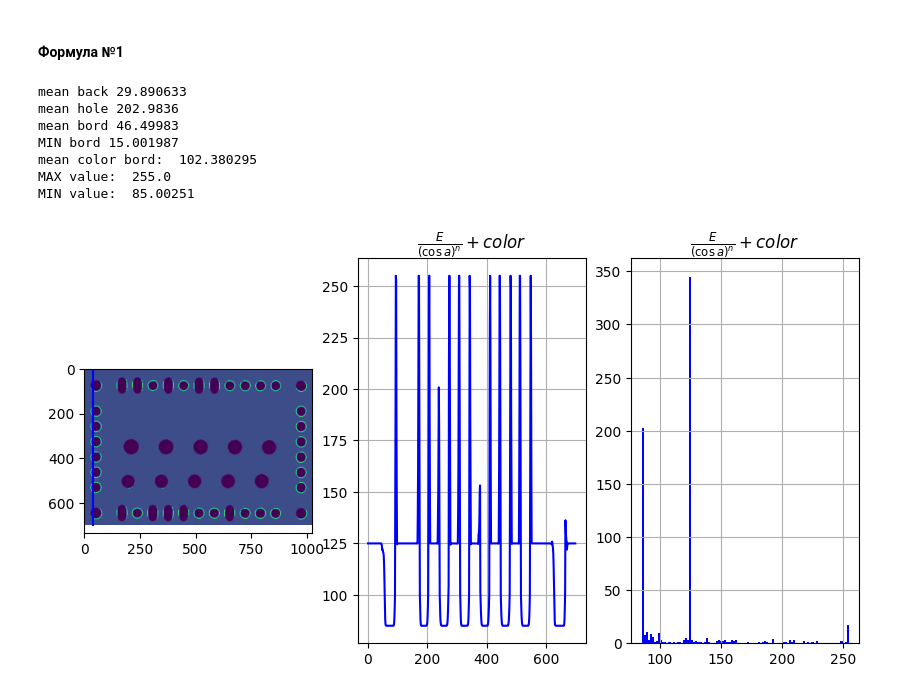
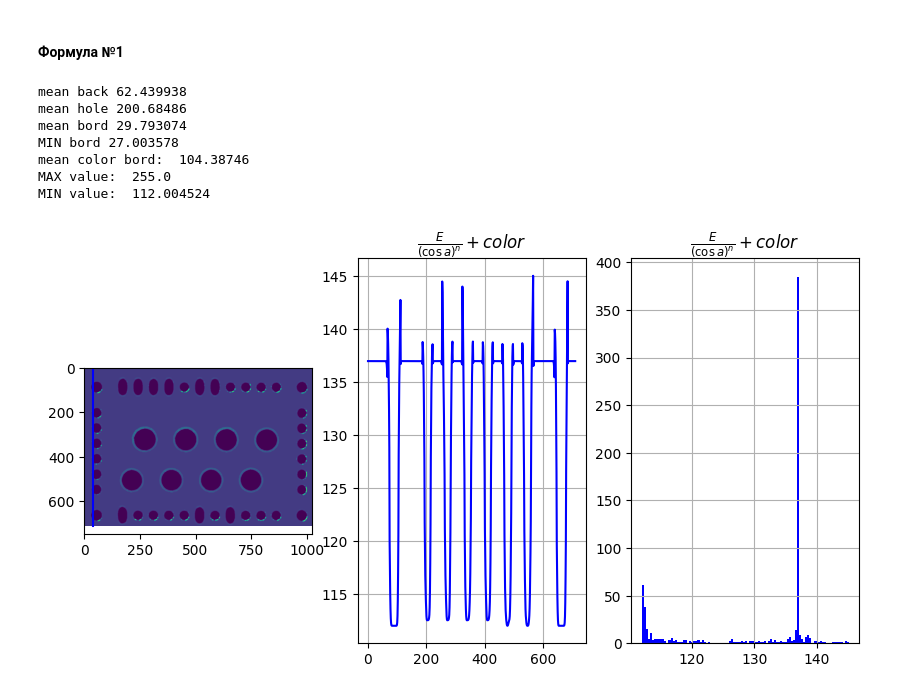
Before and after one commit to sadevans/sem_simulator, a Jupyter notebook: optimize.ipynb, the cells around one changed output. Saved outputs shown, nothing was run; the diff lists cells and outputs as text; code cells hidden in the pictures.

```diff
--- a/optimize.ipynb
+++ b/optimize.ipynb
@@ -24,3 +24,6 @@ print(f'Total: {len(filenames_masks)} files')
 # os.makedirs(mask_dir, exist_ok=True)
 # %% [output]
 Total: 4 files
+# %%
+file_name = filenames_masks[1]
+file_name[:-4]
@@ -27,6 +32,6 @@ Total: 4 files
 # %%
-circle2 = cv2.imread(os.path.join(masks_dir, filenames_masks[2]), 0)
-circle2 = circle2[:700, :]
+circle2 = cv2.imread(os.path.join(masks_dir, file_name), 0)
+circle2 = circle2[:710, :]
 plt.imshow(circle2)
 # %% [output]
 <matplotlib.image.AxesImage at 0x...>
@@ -120,7 +125,7 @@ from skimage.draw import line
 # ax.imshow(cp)
 # modes = []
 color_back = 110
-color_hole = 70
+color_hole = 85
 
 width_img = np.zeros_like(circle2, dtype=np.float32)
 angles_img = np.zeros_like(circle2, dtype=np.float32)
@@ -152,13 +157,13 @@ for cont_ext, cont_int in zip(ext, int):
 
             angle = np.arctan(700 / (dist_ * 12))
             cv2.line(width_img, point, nearest_point, dist_, 2)
-            cv2.line(angles_img, point, nearest_point, angle, 3)
+            cv2.line(angles_img, point, nearest_point, angle * 0.9, 3)
 
             height_vals = [((k_ * ((color_back - color_hole) / dist_)) + color_hole) for k_ in range(1, dist_+1)]
 
             draw_gradient_line(color_map, point, discrete_line, height_vals, thickness=3)
 
-            if dist_ > 3:
+            if dist_ >= 3:
                 k = dist_/10
                 if k < 1:
                     val = angle*k
@@ -172,10 +177,14 @@ for cont_ext, cont_int in zip(ext, int):
                 a,b,c = coefs[0]
                 y_parabola = parabola(x_plot, a, b, c)
                 heights = y_parabola
-                draw_gradient_line(new_angles, point, discrete_line, y_parabola, thickness=1)
+                if dist_ > 10:
+                    thickness = 5
+                else:
+                    thickness = 3
+                draw_gradient_line(new_angles, point, discrete_line[:-1], y_parabola, thickness=thickness)
             else:
                 val = angle
-                cv2.line(new_angles, point, nearest_point, val, 1)
+                cv2.line(new_angles, point, nearest_point, val, 3)
 
 
 for cont_ext, cont_int in zip(ext, int):
@@ -199,13 +208,13 @@ for cont_ext, cont_int in zip(ext, int):
 
             angle = np.arctan(700 / (dist_ * 12))
             cv2.line(width_img, point, nearest_point, dist_, 2)
-            cv2.line(angles_img, point, nearest_point, angle, 3)
+            cv2.line(angles_img, point, nearest_point, angle * 0.9, 3)
 
             height_vals = [((k_ * ((color_back - color_hole) / dist_)) + color_hole) for k_ in range(1, dist_+1)]
 
 
             draw_gradient_line(color_map, point, discrete_line, height_vals, thickness=3)
-            if dist_ > 3:
+            if dist_ >= 3:
                 k = dist_/10
 
                 if k < 1:
@@ -219,10 +228,14 @@ for cont_ext, cont_int in zip(ext, int):
                 coefs = curve_fit(parabola, [x_plot[0], x_plot[len(x_plot)//2], x_plot[-1]], [y_0, y_mean, y_n])
                 a,b,c = coefs[0]
                 y_parabola = parabola(x_plot, a, b, c)
-                draw_gradient_line(new_angles, point, discrete_line[:-1], y_parabola, thickness=1)
+                if dist_ > 10:
+                    thickness = 5
+                else:
+                    thickness = 3
+                draw_gradient_line(new_angles, point, discrete_line[:-1], y_parabola, thickness=thickness)
             else:
                 val = angle
-                cv2.line(new_angles, point, nearest_point, val, 1)
+                cv2.line(new_angles, point, nearest_point, val, 3)
 
 
 mask = circle2 != 128
@@ -296,40 +309,40 @@ def formula_first(img, angles, color_map, E):
 
 
     # signal[crop == 255] = E / np.cos(alpha_hole + 1)**(1.1) + 60
     signal[img == 255] = (E / (np.abs(np.cos(np.radians(alpha_hole + 1)))**(1.1))) + color_map[img==255]
 
     signal = np.clip(signal, 0, 255)
-    # signal_first = cv2.GaussianBlur(new_angles, (3, 3), 0)
+    signal_first = cv2.GaussianBlur(signal, (3, 3), 0)
 
-    cv2.imwrite(f'./data/out/new_raw/G73_C7_R3___20_signal_E{E}_8.png', signal.astype(np.uint8))
+    cv2.imwrite(f'./data/out/new_raw/{file_name[:-4]}_signal_E{E}_13.png', signal.astype(np.uint8))
 
 
     return signal
 
-signal_first = formula_first(circle2, new_angles, color_map, E=15)
+signal_first = formula_first(circle2, new_angles, color_map, E=27)
 
 fig, ax = plt.subplots(1, 3, figsize=(10, 5))
 ax[0].imshow(signal_first)
 ax[0].plot([38, 38], [0, signal_first.shape[0]], color='blue')
 
 ax[1].plot(signal_first[:, 38], color='blue')
 ax[1].grid()
 ax[1].set_title(r'$\frac{E}{(\cos a)^n} + color$')
 
 
 ax[2].hist(signal_first[:, 38], color='blue', bins=100)
 ax[2].grid()
 ax[2].set_title(r'$\frac{E}{(\cos a)^n} + color$')
 
 
 print('MAX value: ', signal_first.ravel().max())
 print('MIN value: ', signal_first.ravel().min())
 # %% [output]
-mean back 29.890633
-mean hole 202.9836
-mean bord 46.49983
-MIN bord 15.001987
-mean color bord:  102.380295
+mean back 62.439938
+mean hole 200.68486
+mean bord 29.793074
+MIN bord 27.003578
+mean color bord:  104.38746
 MAX value:  255.0
-MIN value:  85.00251
+MIN value:  112.004524
-[figure, old version]
+[figure, new version]
```
Also changed, not shown: parts of 8 cells of this notebook, 1 other file.
